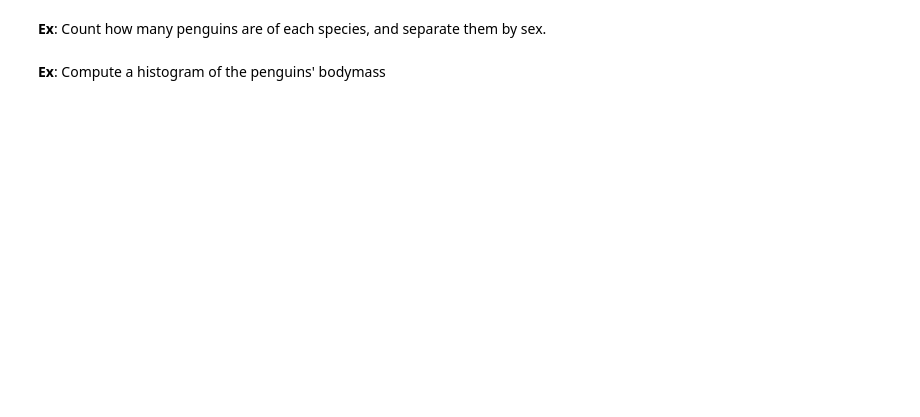
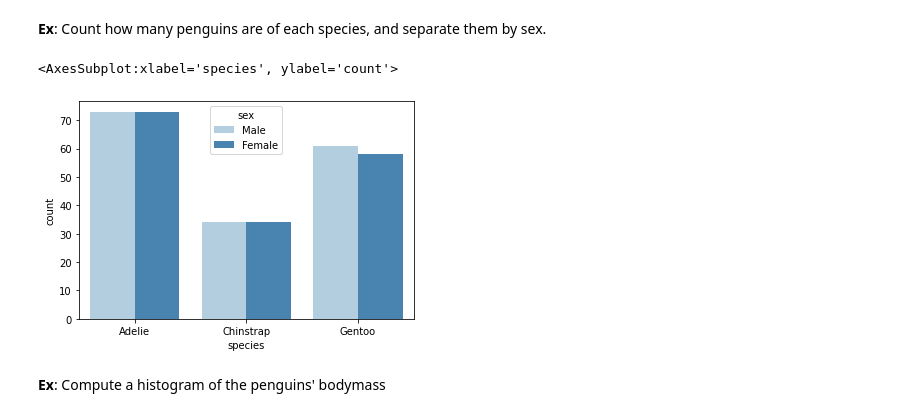
Before and after one commit to Ironhack-Data-Madrid-Febrero-2021/Classroom-Materials, a Jupyter notebook: module-1/20-visualization2.ipynb, the cells around one changed output. Drawn from its saved outputs; the diff is of its cells as text; code cells hidden in the pictures; blank space fills up the shorter version.

```diff
--- a/module-1/20-visualization2.ipynb
+++ b/module-1/20-visualization2.ipynb
@@ -16,4 +26,11 @@ __Ex__: Count how many penguins are per island.
 # %% [markdown]
 __Ex__: Count how many penguins are of each species, and separate them by sex.
+# %%
+sns.countplot(x=penguins.species,
+              hue=penguins.sex,
+              palette="Blues")
+# %% [output]
+<AxesSubplot:xlabel='species', ylabel='count'>
+[figure, added]
 # %% [markdown]
 __Ex__: Compute a histogram of the penguins' bodymass
```
Also changed, not shown: parts of 74 cells of this notebook, 3 other files.
